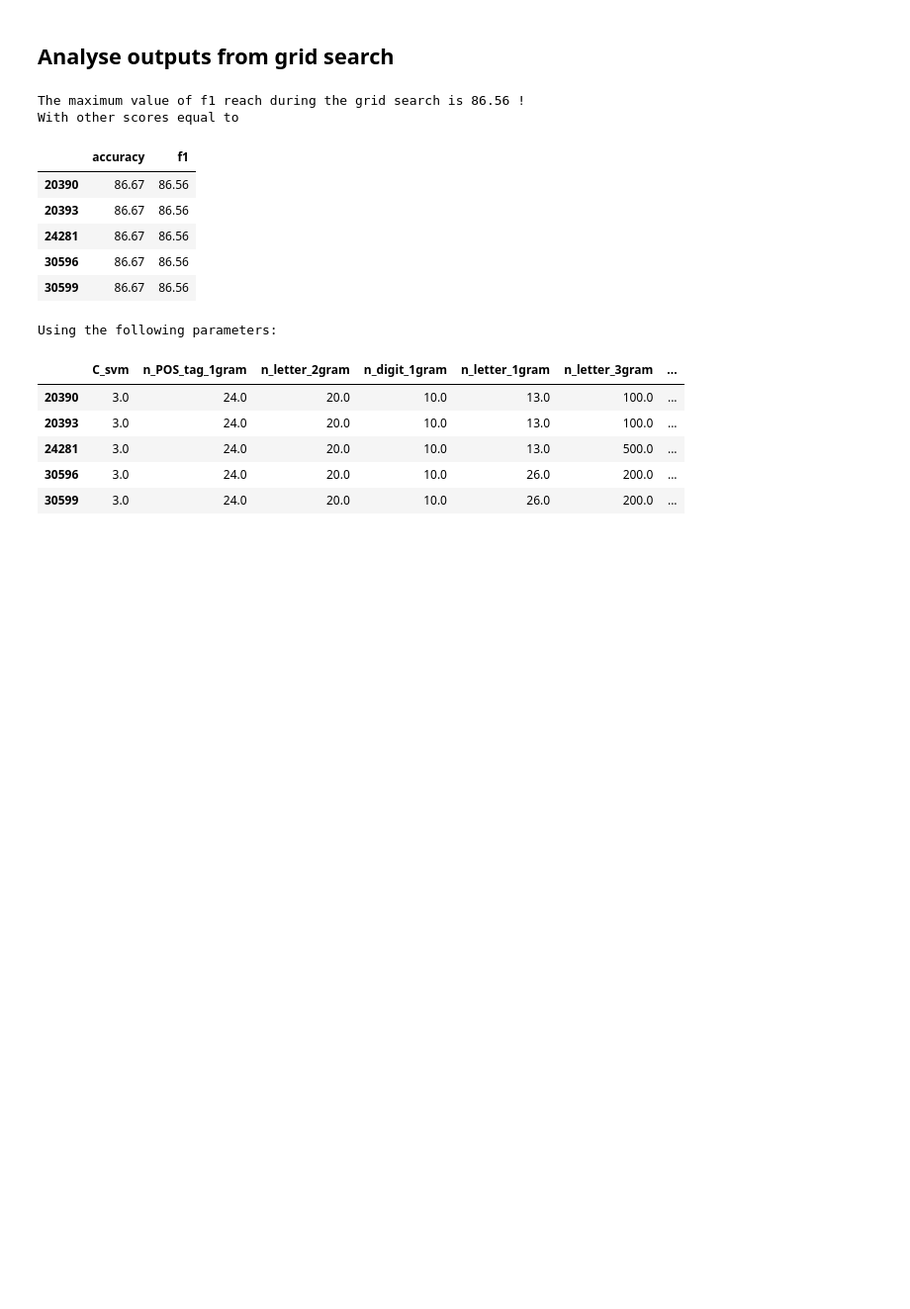
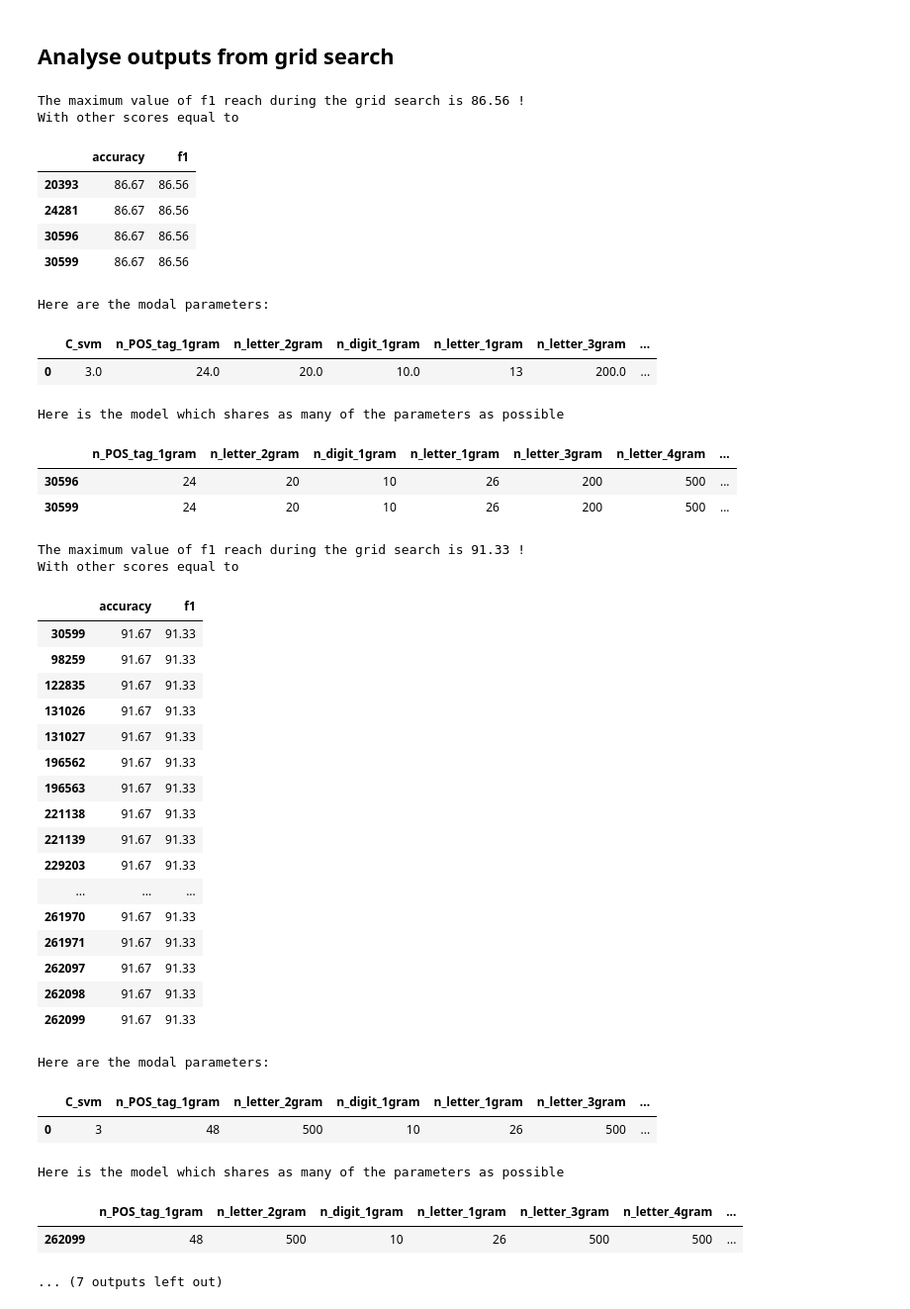
Before and after one commit to CS-433/project2-authclass, a Jupyter notebook: Arthur.ipynb, the cells around one changed output. Shown: that part at 99% size. Cells and saved outputs as stored; diff of their text form; code cells hidden in the pictures; blank space fills up the shorter version.

Commit message:
Creation native and non native feeds for testing

```diff
--- a/Arthur.ipynb
+++ b/Arthur.ipynb
@@ -637,10 +637,10 @@ from features_and_svm_functions import *
 # %%
 # Import outputs and inputs
 
-df_inputs = pd.read_pickle('features/grid_search_results/inputs_df').astype(float)
-df_all = pd.read_pickle('features/grid_search_results/output_all.pkl').astype(float)
-df_native = pd.read_pickle('features/grid_search_results/output_native.pkl').astype(float)
-df_non_native = pd.read_pickle('features/grid_search_results/output_non_native.pkl').astype(float)
+df_inputs = pd.read_pickle('features/grid_search_results/inputs_df')
+df_all = pd.read_pickle('features/grid_search_results/output_all.pkl')
+df_native = pd.read_pickle('features/grid_search_results/output_native.pkl')
+df_non_native = pd.read_pickle('features/grid_search_results/output_non_native.pkl')
 # %%
 # Converts all the columns into float format to use idxmax and max functions
 for column in df_all.columns:
@@ -657,24 +657,65 @@ def find_max(df, col):
     print('The maximum value of', col , 'reach during the grid search is', df[col].max(), '!')
     print('With other scores equal to')
     display(pd.DataFrame(df_max))
-    print('Using the following parameters:')
-    display(pd.DataFrame(df_inputs.loc[df_max.index]))
+    #print('Using the following parameters:')
+    #display(pd.DataFrame(df_inputs.loc[df_max.index]))
+    winning_set = pd.DataFrame(df_inputs.loc[df_max.index])
+    mode = winning_set.mode().head(1)
+    print('Here are the modal parameters:')
+    display(mode)
+    for var in ["n_POS_tag_1gram", "n_letter_2gram", "n_digit_1gram", "n_letter_1gram", "n_letter_3gram", "n_letter_4gram", "n_word_1gram", "n_punctuation_1gram", "n_punctuation_2gram", "n_word_2gram", "n_POS_tag_2gram"]:
+        winning_set["match_" + var] = np.where(winning_set[var] == mode[var][0], 1, 0)
+    winning_set['num_param_matched'] = winning_set.iloc[:, 14:100].sum(axis = 1)
+    param_matched_max = winning_set['num_param_matched'].max()
+    winning_set = winning_set[winning_set["num_param_matched"] == param_matched_max]
+    winning_set = winning_set.iloc[:, 1:14]
+    winning_set.drop('penalty', inplace=True, axis = 1)
+    winning_set.drop('seed', inplace=True, axis = 1)
+    print("Here is the model which shares as many of the parameters as possible")
+    display(winning_set)
 # %%
 # find the maximum values for a certain criteria in a certain output df and print the scores and the inputs
 find_max(df_non_native, 'f1')
+find_max(df_native, 'f1')
+find_max(df_all, 'f1_overall')
 # %% [output]
 The maximum value of f1 reach during the grid search is 86.56 !
 With other scores equal to
 |  | accuracy | f1 |
-| 20390 | 86.67 | 86.56 |
 | 20393 | 86.67 | 86.56 |
 | 24281 | 86.67 | 86.56 |
 | 30596 | 86.67 | 86.56 |
 | 30599 | 86.67 | 86.56 |
-Using the following parameters:
+Here are the modal parameters:
 |  | C_svm | n_POS_tag_1gram | n_letter_2gram | n_digit_1gram | n_letter_1gram | n_letter_3gram | ... |
-| 20390 | 3.0 | 24.0 | 20.0 | 10.0 | 13.0 | 100.0 | ... |
-| 20393 | 3.0 | 24.0 | 20.0 | 10.0 | 13.0 | 100.0 | ... |
-| 24281 | 3.0 | 24.0 | 20.0 | 10.0 | 13.0 | 500.0 | ... |
-| 30596 | 3.0 | 24.0 | 20.0 | 10.0 | 26.0 | 200.0 | ... |
-| 30599 | 3.0 | 24.0 | 20.0 | 10.0 | 26.0 | 200.0 | ... |
+| 0 | 3.0 | 24.0 | 20.0 | 10.0 | 13 | 200.0 | ... |
+Here is the model which shares as many of the parameters as possible
+|  | n_POS_tag_1gram | n_letter_2gram | n_digit_1gram | n_letter_1gram | n_letter_3gram | n_letter_4gram | ... |
+| 30596 | 24 | 20 | 10 | 26 | 200 | 500 | ... |
+| 30599 | 24 | 20 | 10 | 26 | 200 | 500 | ... |
+The maximum value of f1 reach during the grid search is 91.33 !
+With other scores equal to
+|  | accuracy | f1 |
+| 30599 | 91.67 | 91.33 |
+| 98259 | 91.67 | 91.33 |
+| 122835 | 91.67 | 91.33 |
+| 131026 | 91.67 | 91.33 |
+| 131027 | 91.67 | 91.33 |
+| 196562 | 91.67 | 91.33 |
+| 196563 | 91.67 | 91.33 |
+| 221138 | 91.67 | 91.33 |
+| 221139 | 91.67 | 91.33 |
+| 229203 | 91.67 | 91.33 |
+| ... | ... | ... |
+| 261970 | 91.67 | 91.33 |
+| 261971 | 91.67 | 91.33 |
+| 262097 | 91.67 | 91.33 |
+| 262098 | 91.67 | 91.33 |
+| 262099 | 91.67 | 91.33 |
+Here are the modal parameters:
+|  | C_svm | n_POS_tag_1gram | n_letter_2gram | n_digit_1gram | n_letter_1gram | n_letter_3gram | ... |
+| 0 | 3 | 48 | 500 | 10 | 26 | 500 | ... |
+Here is the model which shares as many of the parameters as possible
+|  | n_POS_tag_1gram | n_letter_2gram | n_digit_1gram | n_letter_1gram | n_letter_3gram | n_letter_4gram | ... |
+| 262099 | 48 | 500 | 10 | 26 | 500 | 500 | ... |
+... (7 outputs left out)
```
Also changed, not shown: parts of 2 cells of this notebook, 10 other files.
